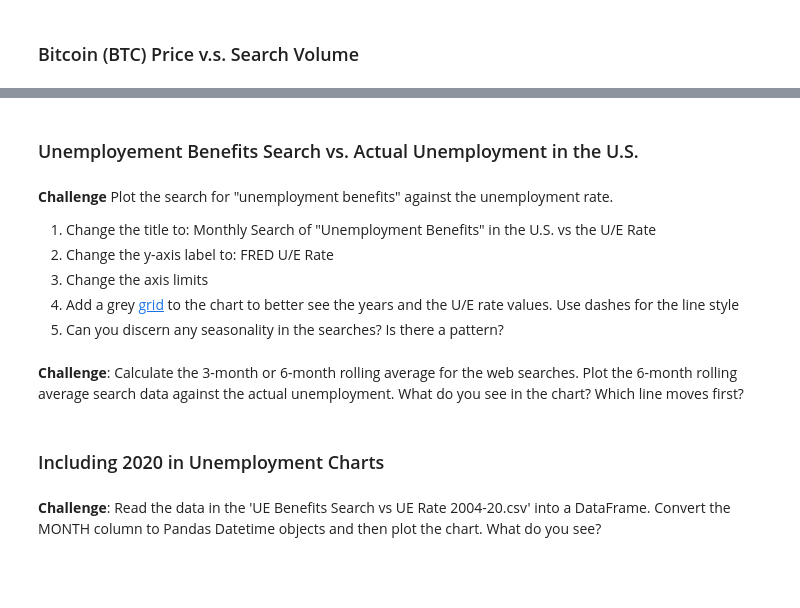
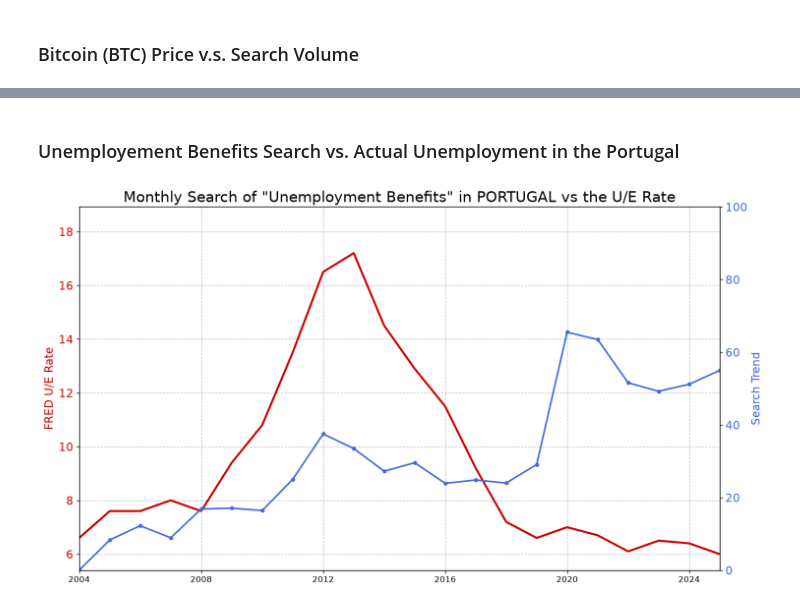
Before and after one commit to heyliceeee/Google-Trends-Data, a Jupyter notebook: Google Trends and Data Visualisation.ipynb, the cells around one changed output, grey strips where cells are left out. Saved outputs shown, nothing was run; the diff lists cells and outputs as text; code cells hidden in the pictures; blank space fills up the shorter version.

```diff
--- a/Google Trends and Data Visualisation.ipynb
+++ b/Google Trends and Data Visualisation.ipynb
@@ -480,15 +516,29 @@ How to add tick formatting for dates on the x-axis.
 # %% [markdown]
-### Unemployement Benefits Search vs. Actual Unemployment in the U.S.
+### Unemployement Benefits Search vs. Actual Unemployment in the Portugal
-# %% [markdown]
-**Challenge** Plot the search for "unemployment benefits" against the unemployment rate.
-1. Change the title to: Monthly Search of "Unemployment Benefits" in the U.S. vs the U/E Rate <br>
-2. Change the y-axis label to: FRED U/E Rate <br>
-3. Change the axis limits <br>
-4. Add a grey [grid](https://matplotlib.org/3.2.1/api/_as_gen/matplotlib.pyplot.grid.html) to the chart to better see the years and the U/E rate values. Use dashes for the line style<br>
-5. Can you discern any seasonality in the searches? Is there a pattern?
-# %% [markdown]
-**Challenge**: Calculate the 3-month or 6-month rolling average for the web searches. Plot the 6-month rolling average search data against the actual unemployment. What do you see in the chart? Which line moves first?
-# %% [markdown]
-### Including 2020 in Unemployment Charts
-# %% [markdown]
-**Challenge**: Read the data in the 'UE Benefits Search vs UE Rate 2004-20.csv' into a DataFrame. Convert the MONTH column to Pandas Datetime objects and then plot the chart. What do you see?
+# %%
+plt.figure(figsize=(14, 8), dpi=120)
+
+# First axis: Unemployment Rate (FRED)
+ax1 = plt.gca()
+ax1.plot(df_unemployment["YEAR"], df_unemployment["UNRATE_PT"],color="#cc0000", linewidth=2.5, label="U/E Rate")
+ax1.set_ylabel("FRED U/E Rate", fontsize=14, color="#cc0000")
+ax1.tick_params(axis="y", labelcolor="#cc0000", labelsize=14)
+
+# Second axis: Search Trend (circle markers)
+ax2 = ax1.twinx()
+ax2.plot(df_unemployment["YEAR"], df_unemployment["UE_BENEFITS_WEB_SEARCH_PT"],color="royalblue", marker="o", markersize=4, linewidth=2,label="Search Trend")
+ax2.set_ylabel("Search Trend", fontsize=14, color="royalblue")
+ax2.tick_params(axis="y", labelcolor="royalblue", labelsize=14)
+
+plt.title('Monthly Search of "Unemployment Benefits" in PORTUGAL vs the U/E Rate',fontsize=18)# Title
+
+plt.xticks(rotation=45, fontsize=14)# X-axis formatting
+
+# Axis limits
+ax1.set_ylim(df_unemployment["UNRATE_PT"].min() * 0.9,df_unemployment["UNRATE_PT"].max() * 1.1)
+ax2.set_ylim(0, 100)
+ax1.set_xlim(df_unemployment["YEAR"].min(),df_unemployment["YEAR"].max())
+ax1.grid(True, linestyle="--", color="grey", alpha=0.5) # Grey dashed grid
+plt.show()
+# %% [output]
+[figure, added]
```
Also changed, not shown: parts of 16 cells of this notebook.
